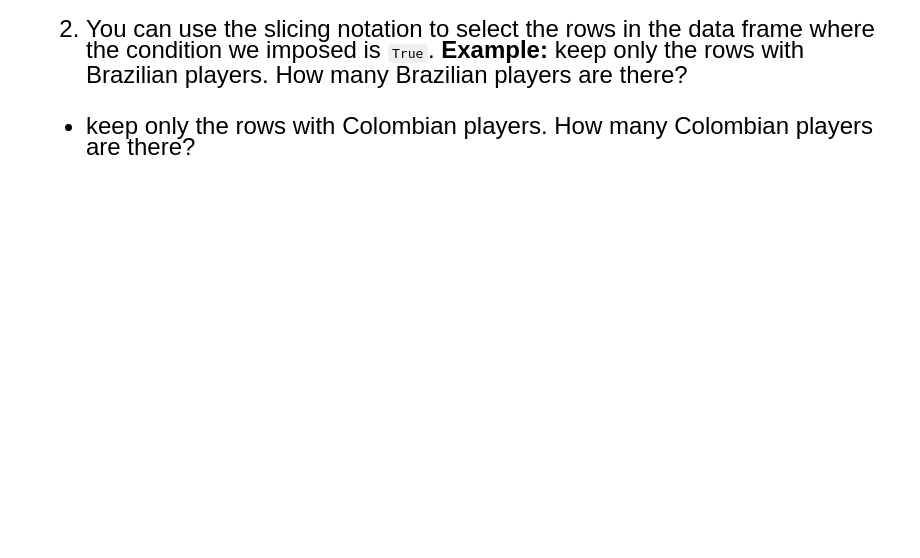
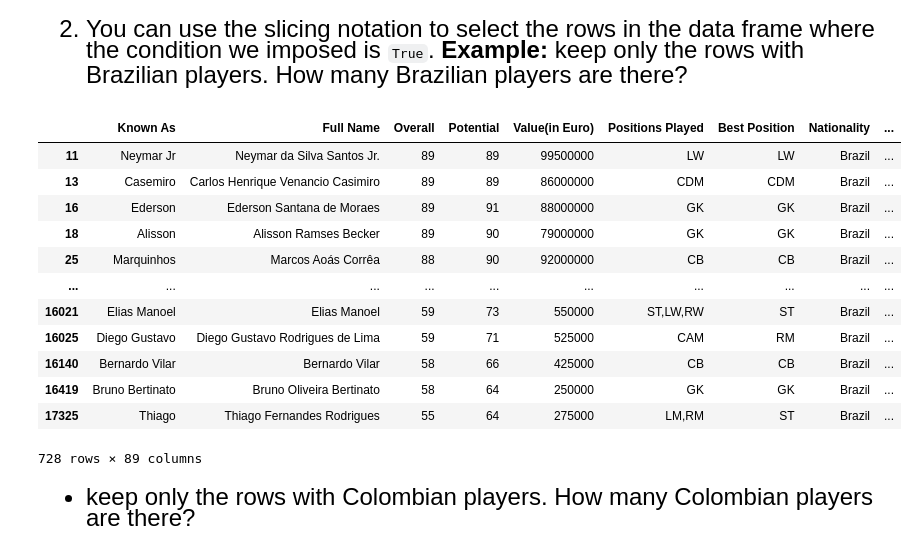
Before and after one commit to JE-Classrooms/qtm151-notes, a Jupyter notebook: lecture14/lecture14.ipynb, the cells around one changed output. Drawn from its saved outputs; the diff is of its cells as text; code cells hidden in the pictures; blank space fills up the shorter version.

````diff
--- a/lecture14/lecture14.ipynb
+++ b/lecture14/lecture14.ipynb
@@ -160,6 +175,22 @@ fifa_sorted.iloc[[1,5,100], [1, 7, 10]]
 <font size="5">
 
 2. You can use the slicing notation to select the rows in the data frame where the condition we imposed is ```True```. **Example:** keep only the rows with Brazilian players. How many Brazilian players are there?
+# %%
+fifa[fifa['Nationality'] == 'Brazil']
+# %% [output]
+|  | Known As | Full Name | Overall | Potential | Value(in Euro) | Positions Played | Best Position | Nationality | ... |
+| 11 | Neymar Jr | Neymar da Silva Santos Jr. | 89 | 89 | 99500000 | LW | LW | Brazil | ... |
+| 13 | Casemiro | Carlos Henrique Venancio Casimiro | 89 | 89 | 86000000 | CDM | CDM | Brazil | ... |
+| 16 | Ederson | Ederson Santana de Moraes | 89 | 91 | 88000000 | GK | GK | Brazil | ... |
+| 18 | Alisson | Alisson Ramses Becker | 89 | 90 | 79000000 | GK | GK | Brazil | ... |
+| 25 | Marquinhos | Marcos Aoás Corrêa | 88 | 90 | 92000000 | CB | CB | Brazil | ... |
+| ... | ... | ... | ... | ... | ... | ... | ... | ... | ... |
+| 16021 | Elias Manoel | Elias Manoel | 59 | 73 | 550000 | ST,LW,RW | ST | Brazil | ... |
+| 16025 | Diego Gustavo | Diego Gustavo Rodrigues de Lima | 59 | 71 | 525000 | CAM | RM | Brazil | ... |
+| 16140 | Bernardo Vilar | Bernardo Vilar | 58 | 66 | 425000 | CB | CB | Brazil | ... |
+| 16419 | Bruno Bertinato | Bruno Oliveira Bertinato | 58 | 64 | 250000 | GK | GK | Brazil | ... |
+| 17325 | Thiago | Thiago Fernandes Rodrigues | 55 | 64 | 275000 | LM,RM | ST | Brazil | ... |
+728 rows × 89 columns
 # %% [markdown]
 <font size="5">
 
````
Also changed, not shown: parts of 11 cells of this notebook, 3 other files.
